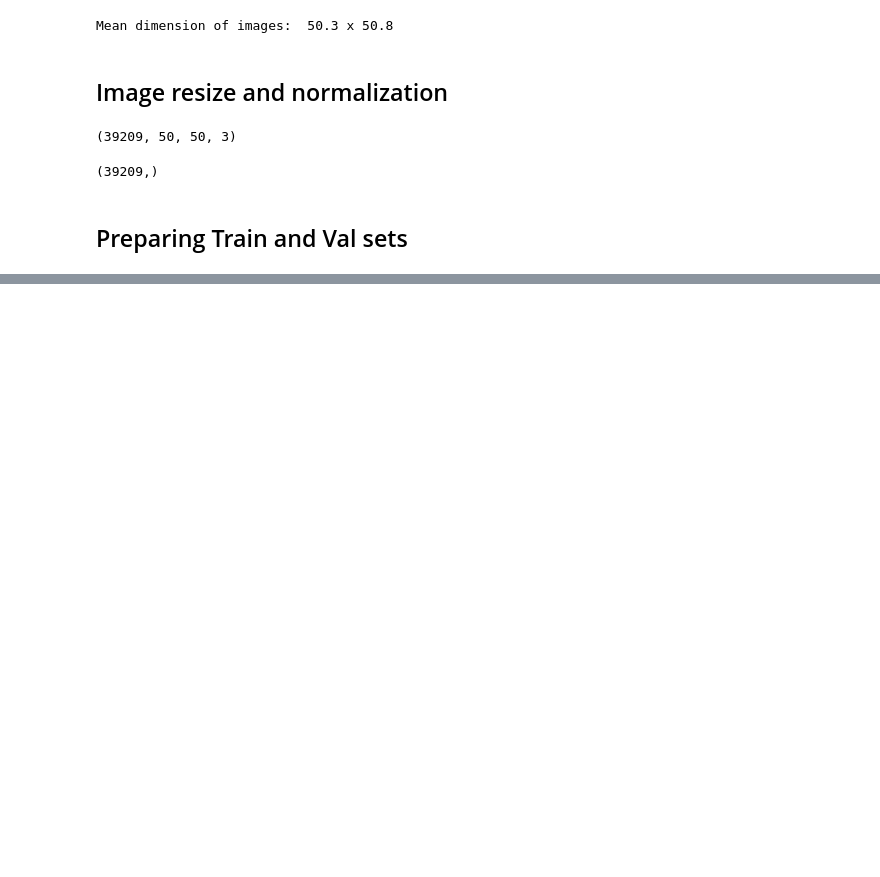
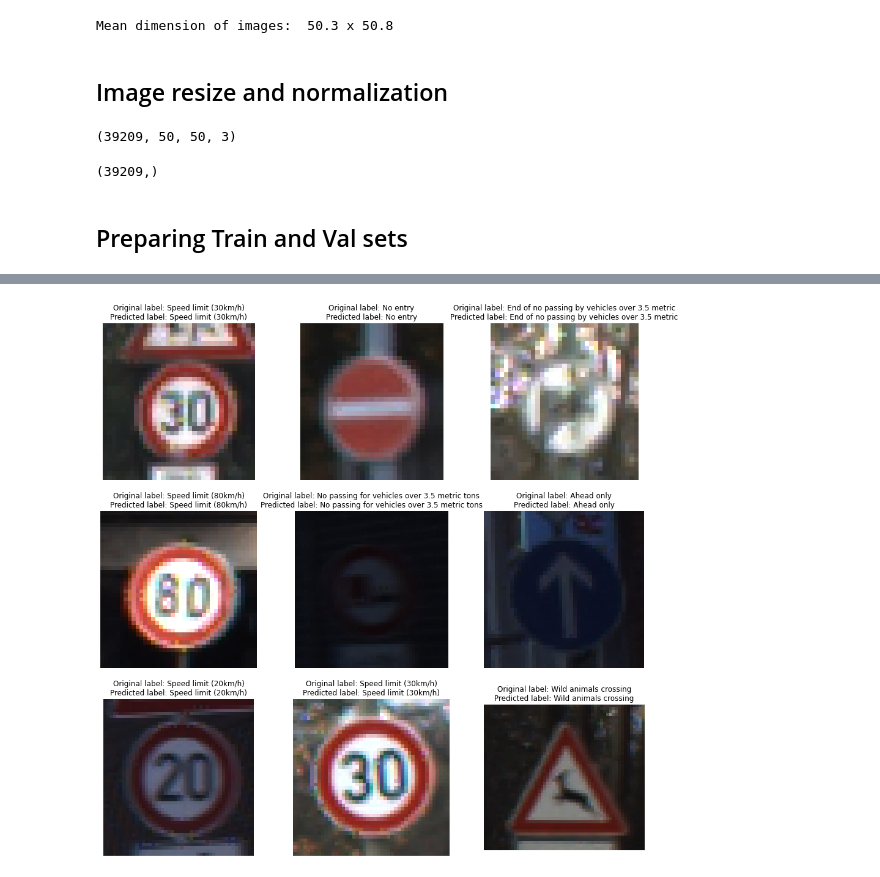
Before and after one commit to KamilBartosik/CNN_TrafficSignClassification, a Jupyter notebook: CNN_TrafficSignClassification.ipynb, the cells around one changed output, grey strips where cells are left out. Drawn from its saved outputs; the diff is of its cells as text; code cells hidden in the pictures; blank space fills up the shorter version.

```diff
--- a/CNN_TrafficSignClassification.ipynb
+++ b/CNN_TrafficSignClassification.ipynb
@@ -136,0 +241,2 @@ y_val_cat = to_categorical(y_val)
+# %%
+test_path = "traffic_sign_dataset/Test"
@@ -136,0 +281,15 @@ y_val_cat = to_categorical(y_val)
+# %%
+plt.figure(figsize=(16, 16))
+for i in range(1, 10):
+  plt.subplot(3, 3, i)
+
+  test_img_names = sorted(os.listdir(test_path))
+  rand_img = random.choice(test_img_names)
+  idx = test_img_names.index(rand_img)
+  rand_img_path = imread(test_path + '/' + rand_img)
+
+  plt.imshow(rand_img_path)
+  plt.axis('off')
+  plt.title(f'Original label: {all_labels[y_test[idx]]}\nPredicted label: {all_labels[y_pred[idx]]}')
+# %% [output]
+[figure, added]
```
Also changed, not shown: parts of 16 cells of this notebook.
